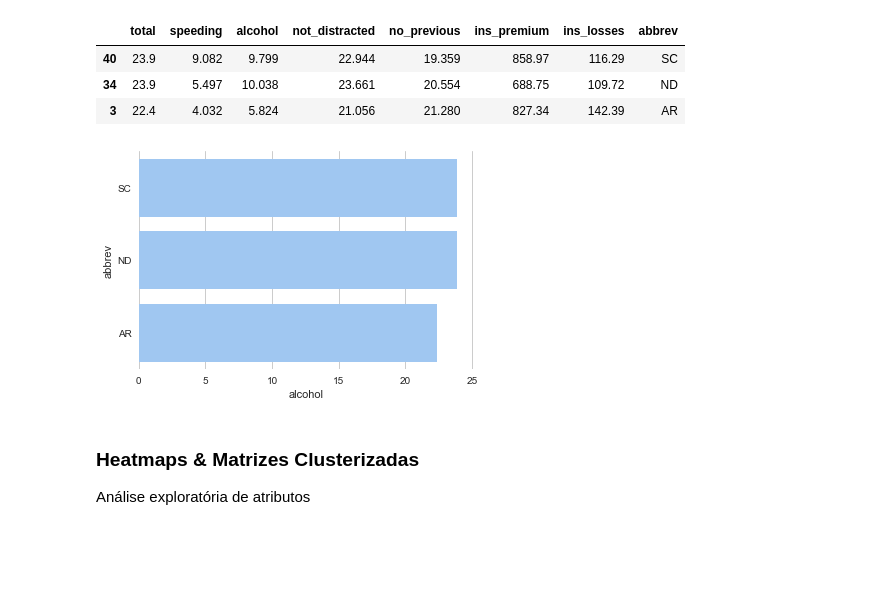
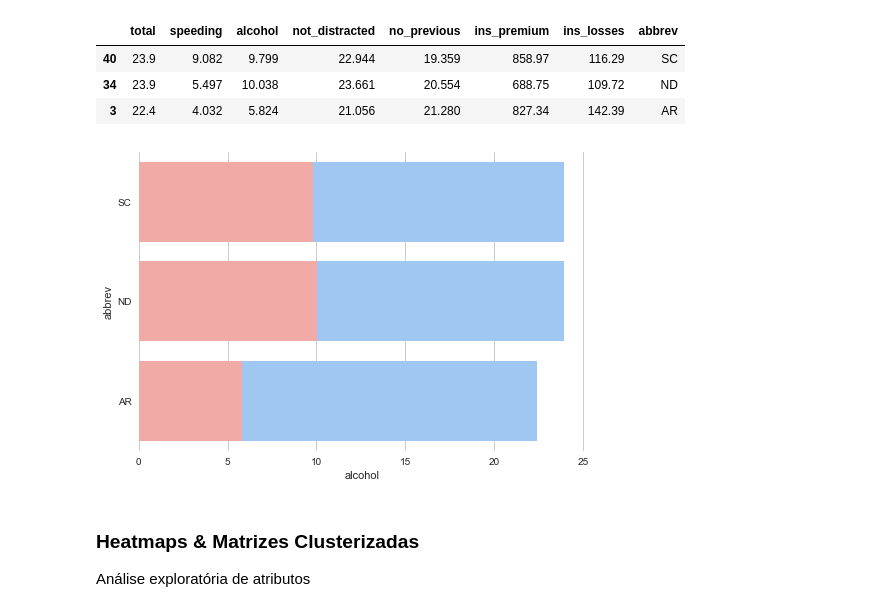
Before and after one commit to michelpf/fiap-ml-prog-ia-python, a Jupyter notebook: aula-7-dataviz-seaborn-matplotlib/Aula 7.ipynb, the cells around one changed output. Saved outputs shown, nothing was run; the diff lists cells and outputs as text; code cells hidden in the pictures; blank space fills up the shorter version.

```diff
--- a/aula-7-dataviz-seaborn-matplotlib/Aula 7.ipynb
+++ b/aula-7-dataviz-seaborn-matplotlib/Aula 7.ipynb
@@ -8,10 +8,14 @@ import numpy as np
 import pandas as pd
 
 import matplotlib as mpl
-import matplotlib.pyplot as plt
+from matplotlib import pyplot as plt
+
 import seaborn as sns
 
+
 %matplotlib inline
+
+plt.style.use('seaborn')
 # %%
 data_set_1 = np.random.randn(200)
 # %%
@@ -307,17 +311,17 @@ batidas_seg.head(5)
 # %%
 sns.set(style="whitegrid")
 sns.set_color_codes("pastel")
 
 #f, ax = plt.subplots(figsize=(6, 15))
 
 sns.barplot(x="total", y="abbrev", data=batidas_seg, label="Total", color="b")
-sns.barplot(x="alcohol", y="abbrev", data=batidas_seg, label="Alcohol-involved", color="b")
+sns.barplot(x="alcohol", y="abbrev", data=batidas_seg, label="Alcohol-involved", color="r")
 
 ax.legend(ncol=2, loc="lower right", frameon=True)
 ax.set(xlim=(0, 24), ylabel="", xlabel="Automobile collisions per billion miles")
 sns.despine(left=True, bottom=True)
 # %% [output]
-[figure, old version]
+[figure, new version]
 # %% [markdown]
 ### Heatmaps & Matrizes Clusterizadas
 Análise exploratória de atributos
```
Also changed, not shown: parts of 15 cells of this notebook, 1 other file.
